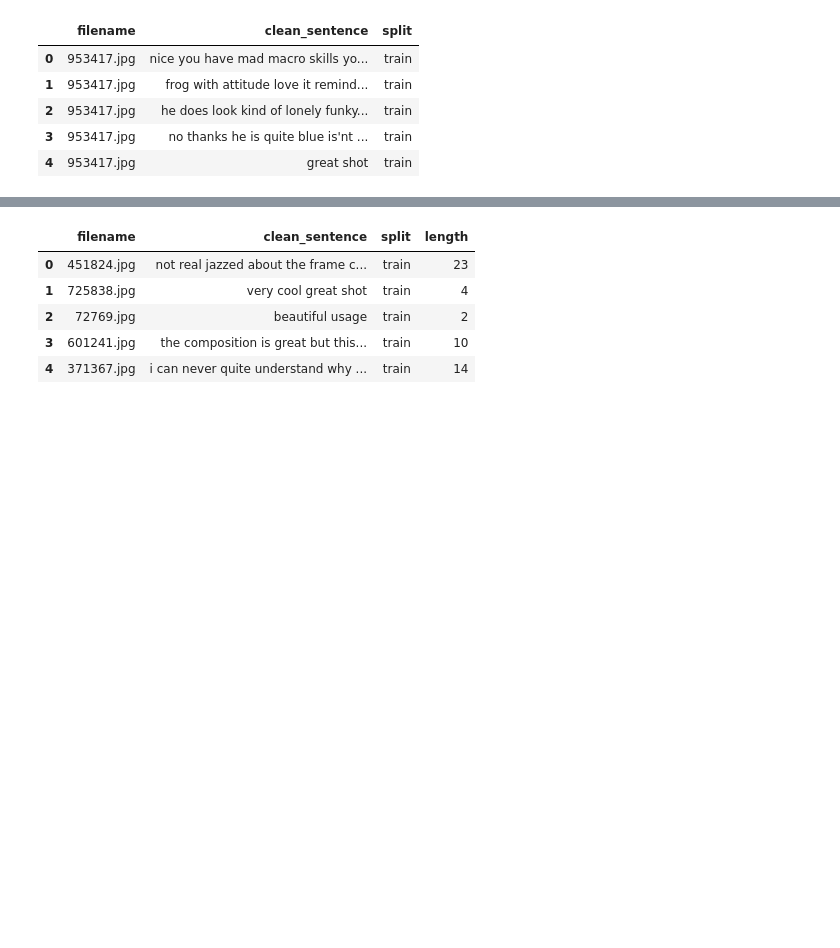
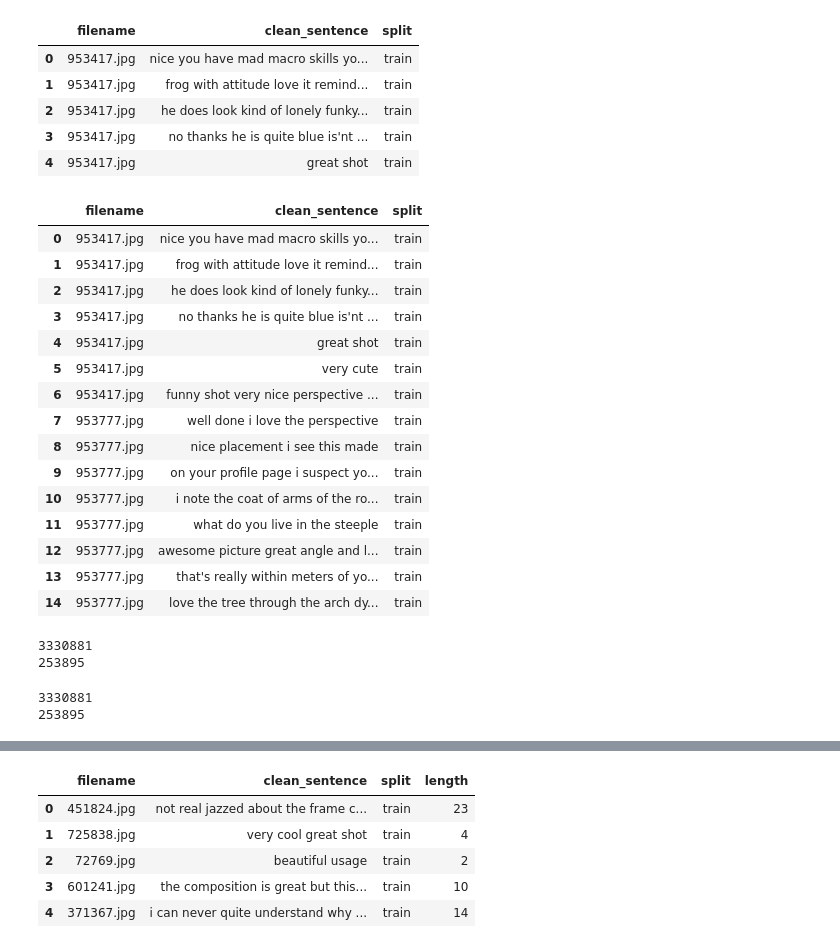
Before and after one commit to keenansamway/COSC576-Project, a Jupyter notebook: data_wrangling/AVA_data_managing.ipynb, the cells around one changed output, grey strips where cells are left out. Drawn from its saved outputs; the diff is of its cells as text; code cells hidden in the pictures; blank space fills up the shorter version.

```diff
--- a/data_wrangling/AVA_data_managing.ipynb
+++ b/data_wrangling/AVA_data_managing.ipynb
@@ -54,0 +56,31 @@ df_sample = df_full.sample(int(0.1 * len(df_full))).reset_index(drop=True)
+# %%
+captions_file = "../datasets/AVA/CLEAN_AVA_FULL_COMMENTS.feather"
+# 3,330,881 comments total
+# 253,895 unique images
+# %%
+df = pd.read_feather(captions_file)
+# %%
+df.head(15)
+# %% [output]
+|  | filename | clean_sentence | split |
+| 0 | 953417.jpg | nice you have mad macro skills yo... | train |
+| 1 | 953417.jpg | frog with attitude love it remind... | train |
+| 2 | 953417.jpg | he does look kind of lonely funky... | train |
+| 3 | 953417.jpg | no thanks he is quite blue is'nt ... | train |
+| 4 | 953417.jpg | great shot | train |
+| 5 | 953417.jpg | very cute | train |
+| 6 | 953417.jpg | funny shot very nice perspective ... | train |
+| 7 | 953777.jpg | well done i love the perspective | train |
+| 8 | 953777.jpg | nice placement i see this made | train |
+| 9 | 953777.jpg | on your profile page i suspect yo... | train |
+| 10 | 953777.jpg | i note the coat of arms of the ro... | train |
+| 11 | 953777.jpg | what do you live in the steeple | train |
+| 12 | 953777.jpg | awesome picture great angle and l... | train |
+| 13 | 953777.jpg | that's really within meters of yo... | train |
+| 14 | 953777.jpg | love the tree through the arch dy... | train |
+# %%
+print(len(df['filename']))
+print(len(pd.unique(df['filename'])))
+# %% [output]
+3330881
+253895
@@ -54,0 +90,6 @@ df_sample = df_full.sample(int(0.1 * len(df_full))).reset_index(drop=True)
+# %%
+print(len(df_filtered['filename']))
+print(len(pd.unique(df_filtered['filename'])))
+# %% [output]
+3330881
+253895
```
Also changed, not shown: parts of 18 cells of this notebook.
